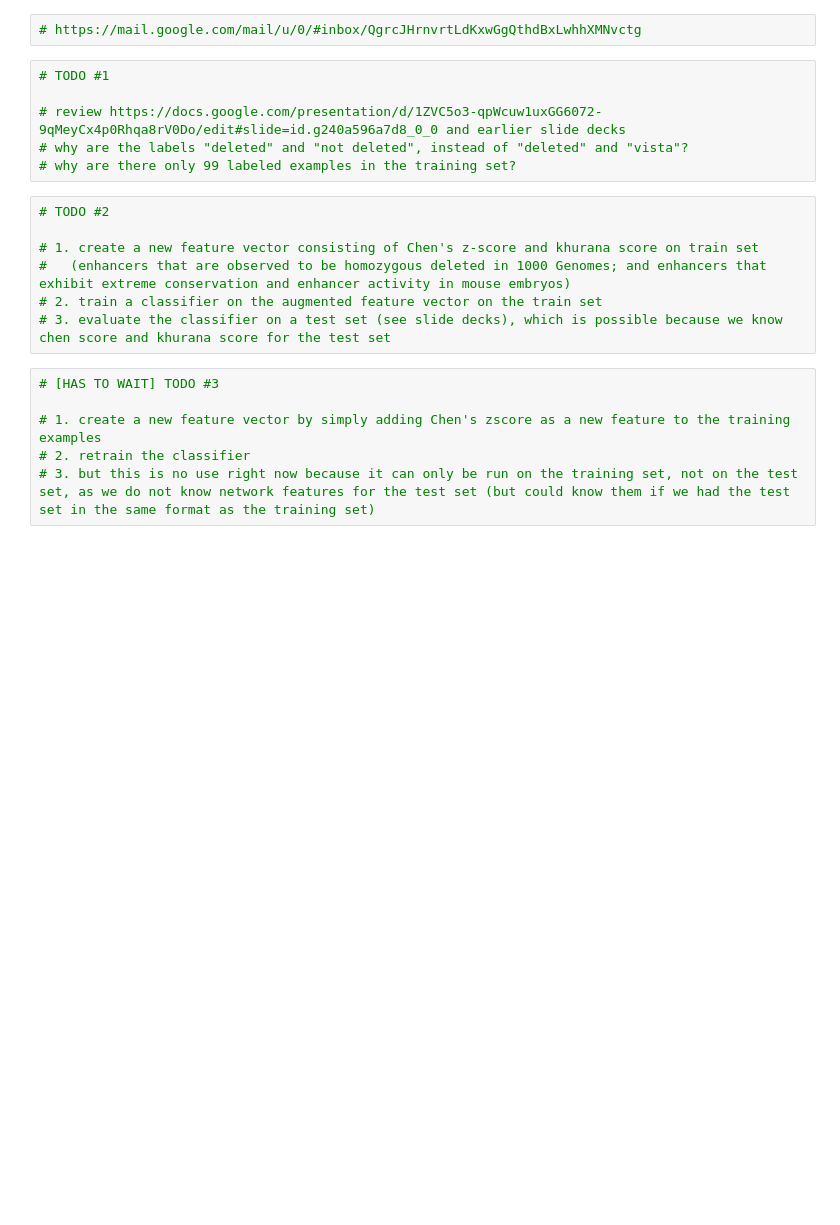
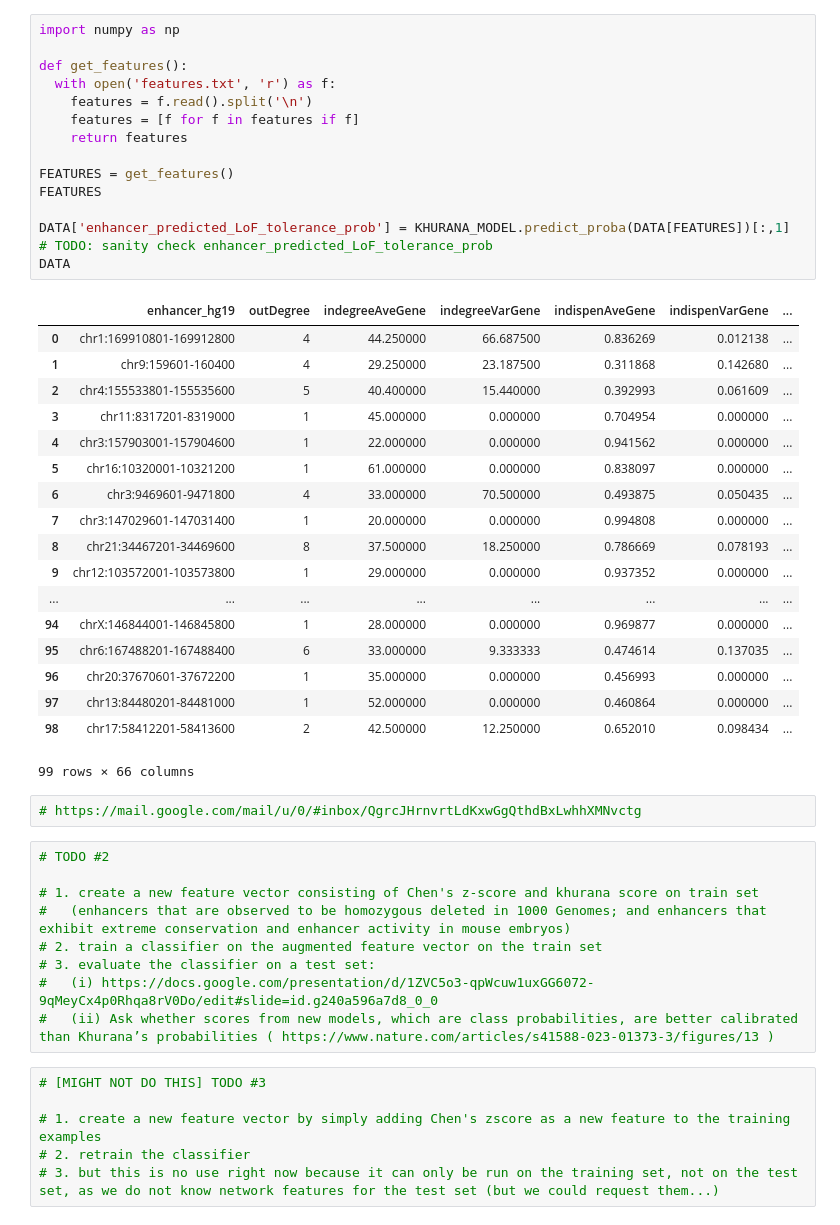
Before and after one commit to petermchale/lofTolEnhancers, a Jupyter notebook: a.ipynb, the cells around one changed output. Cells and saved outputs as stored; diff of their text form; blank space fills up the shorter version.

Commit message:
second draft of khurana model analysis

```diff
--- a/a.ipynb
+++ b/a.ipynb
@@ -98,21 +193,51 @@ array([[0.04489286, 0.95510714],
+# %%
+import numpy as np
+
+def get_features():
+  with open('features.txt', 'r') as f:
+    features = f.read().split('\n')
+    features = [f for f in features if f]
+    return features
+
+FEATURES = get_features()
+FEATURES
+
+DATA['enhancer_predicted_LoF_tolerance_prob'] = KHURANA_MODEL.predict_proba(DATA[FEATURES])[:,1]
+# TODO: sanity check enhancer_predicted_LoF_tolerance_prob
+DATA
+# %% [output]
+|  | enhancer_hg19 | outDegree | indegreeAveGene | indegreeVarGene | indispenAveGene | indispenVarGene | ... |
+| 0 | chr1:169910801-169912800 | 4 | 44.250000 | 66.687500 | 0.836269 | 0.012138 | ... |
+| 1 | chr9:159601-160400 | 4 | 29.250000 | 23.187500 | 0.311868 | 0.142680 | ... |
+| 2 | chr4:155533801-155535600 | 5 | 40.400000 | 15.440000 | 0.392993 | 0.061609 | ... |
+| 3 | chr11:8317201-8319000 | 1 | 45.000000 | 0.000000 | 0.704954 | 0.000000 | ... |
+| 4 | chr3:157903001-157904600 | 1 | 22.000000 | 0.000000 | 0.941562 | 0.000000 | ... |
+| 5 | chr16:10320001-10321200 | 1 | 61.000000 | 0.000000 | 0.838097 | 0.000000 | ... |
+| 6 | chr3:9469601-9471800 | 4 | 33.000000 | 70.500000 | 0.493875 | 0.050435 | ... |
+| 7 | chr3:147029601-147031400 | 1 | 20.000000 | 0.000000 | 0.994808 | 0.000000 | ... |
+| 8 | chr21:34467201-34469600 | 8 | 37.500000 | 18.250000 | 0.786669 | 0.078193 | ... |
+| 9 | chr12:103572001-103573800 | 1 | 29.000000 | 0.000000 | 0.937352 | 0.000000 | ... |
+| ... | ... | ... | ... | ... | ... | ... | ... |
+| 94 | chrX:146844001-146845800 | 1 | 28.000000 | 0.000000 | 0.969877 | 0.000000 | ... |
+| 95 | chr6:167488201-167488400 | 6 | 33.000000 | 9.333333 | 0.474614 | 0.137035 | ... |
+| 96 | chr20:37670601-37672200 | 1 | 35.000000 | 0.000000 | 0.456993 | 0.000000 | ... |
+| 97 | chr13:84480201-84481000 | 1 | 52.000000 | 0.000000 | 0.460864 | 0.000000 | ... |
+| 98 | chr17:58412201-58413600 | 2 | 42.500000 | 12.250000 | 0.652010 | 0.098434 | ... |
+99 rows × 66 columns
 # %%
 # https://mail.google.com/mail/u/0/#inbox/QgrcJHrnvrtLdKxwGgQthdBxLwhhXMNvctg
-# %%
-# TODO #1
-
-# review https://docs.google.com/presentation/d/1ZVC5o3-qpWcuw1uxGG6072-9qMeyCx4p0Rhqa8rV0Do/edit#slide=id.g240a596a7d8_0_0 and earlier slide decks
-# why are the labels "deleted" and "not deleted", instead of "deleted" and "vista"?
-# why are there only 99 labeled examples in the training set?
 # %%
 # TODO #2
 
 # 1. create a new feature vector consisting of Chen's z-score and khurana score on train set
 #   (enhancers that are observed to be homozygous deleted in 1000 Genomes; and enhancers that exhibit extreme conservation and enhancer activity in mouse embryos)
 # 2. train a classifier on the augmented feature vector on the train set
-# 3. evaluate the classifier on a test set (see slide decks), which is possible because we know chen score and khurana score for the test set
+# 3. evaluate the classifier on a test set:
+#   (i) https://docs.google.com/presentation/d/1ZVC5o3-qpWcuw1uxGG6072-9qMeyCx4p0Rhqa8rV0Do/edit#slide=id.g240a596a7d8_0_0
+#   (ii) Ask whether scores from new models, which are class probabilities, are better calibrated than Khurana’s probabilities ( https://www.nature.com/articles/s41588-023-01373-3/figures/13 )
 # %%
-# [HAS TO WAIT] TODO #3
+# [MIGHT NOT DO THIS] TODO #3
 
 # 1. create a new feature vector by simply adding Chen's zscore as a new feature to the training examples
 # 2. retrain the classifier
-# 3. but this is no use right now because it can only be run on the training set, not on the test set, as we do not know network features for the test set (but could know them if we had the test set in the same format as the training set)
+# 3. but this is no use right now because it can only be run on the training set, not on the test set, as we do not know network features for the test set (but we could request them...)
```
Also changed, not shown: parts of 14 cells of this notebook.
